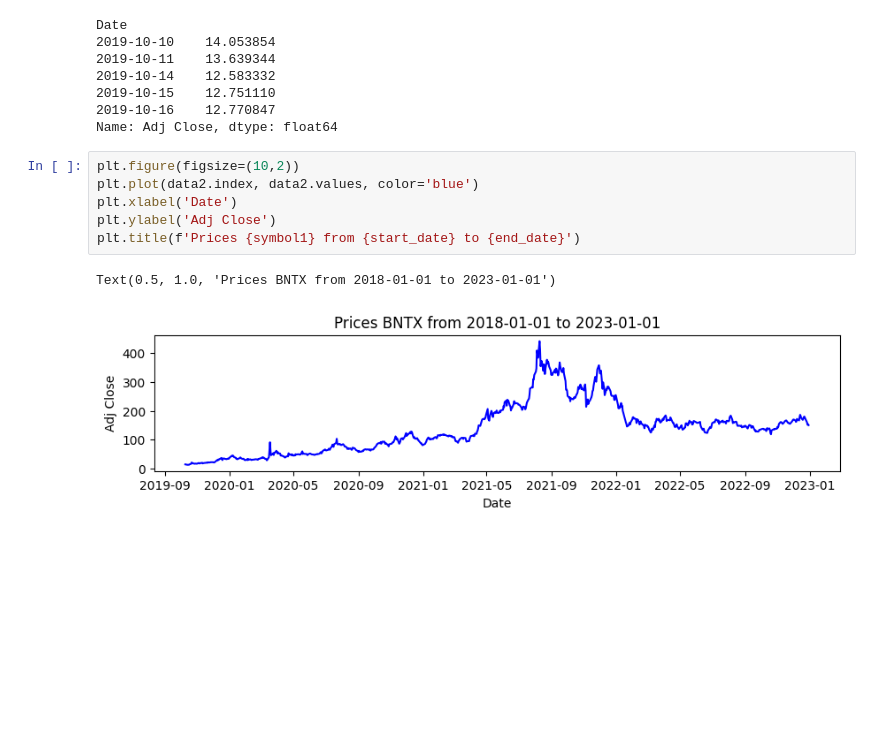
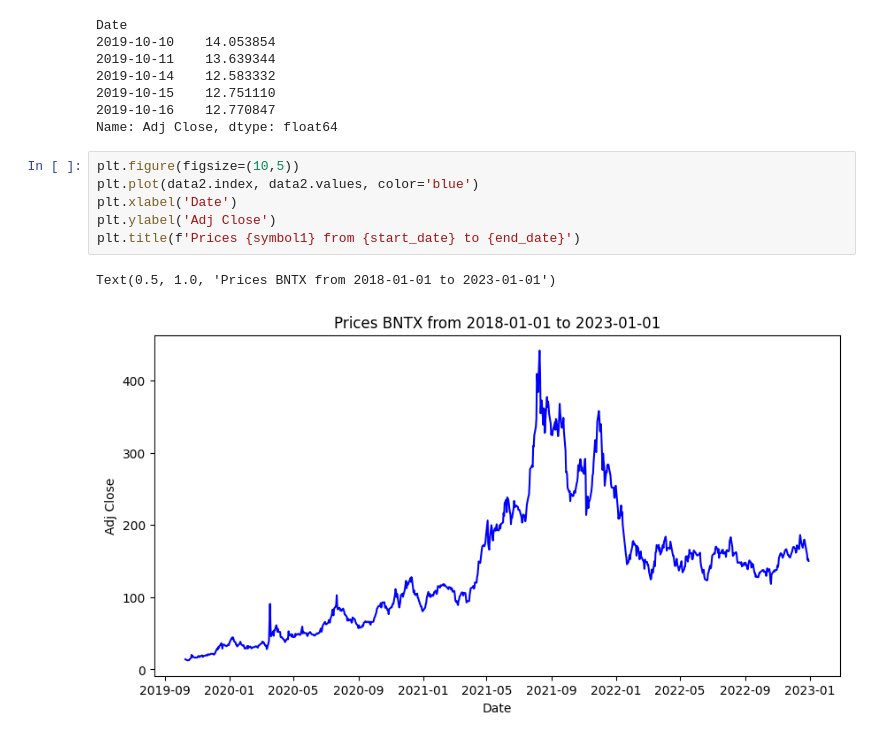
Before and after one commit to venidaydream/Intro_to_Big_Data, a Jupyter notebook: yahoo.ipynb, the cells around one changed output. Saved outputs shown, nothing was run; the diff lists cells and outputs as text; blank space fills up the shorter version.

```diff
--- a/yahoo.ipynb
+++ b/yahoo.ipynb
@@ -104,11 +104,11 @@ Date
 2019-10-16    12.770847
 Name: Adj Close, dtype: float64
 # %%
-plt.figure(figsize=(10,2))
+plt.figure(figsize=(10,5))
 plt.plot(data2.index, data2.values, color='blue')
 plt.xlabel('Date')
 plt.ylabel('Adj Close')
 plt.title(f'Prices {symbol1} from {start_date} to {end_date}')
 # %% [output]
 Text(0.5, 1.0, 'Prices BNTX from 2018-01-01 to 2023-01-01')
-[figure, old version]
+[figure, new version]
```
Also changed, not shown: parts of 7 cells of this notebook.
